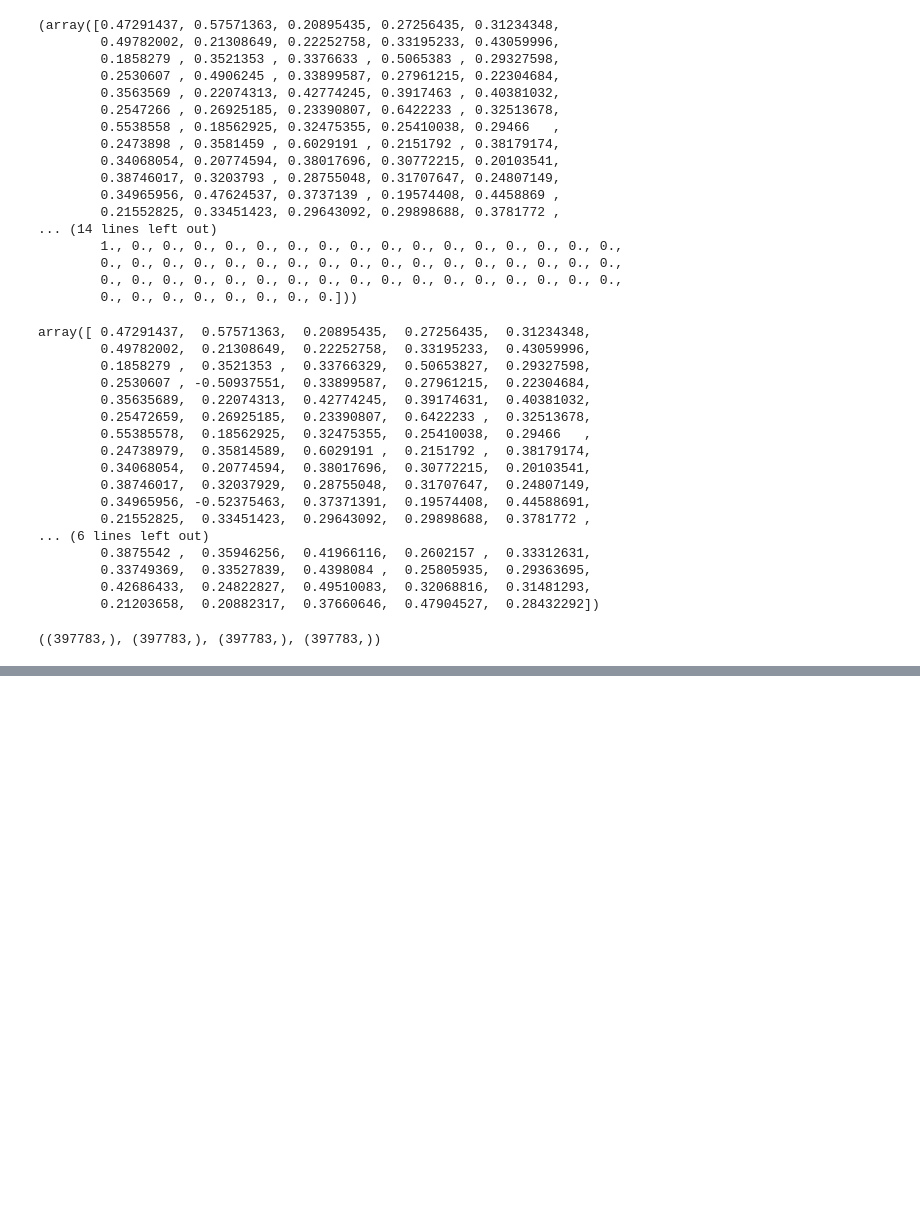
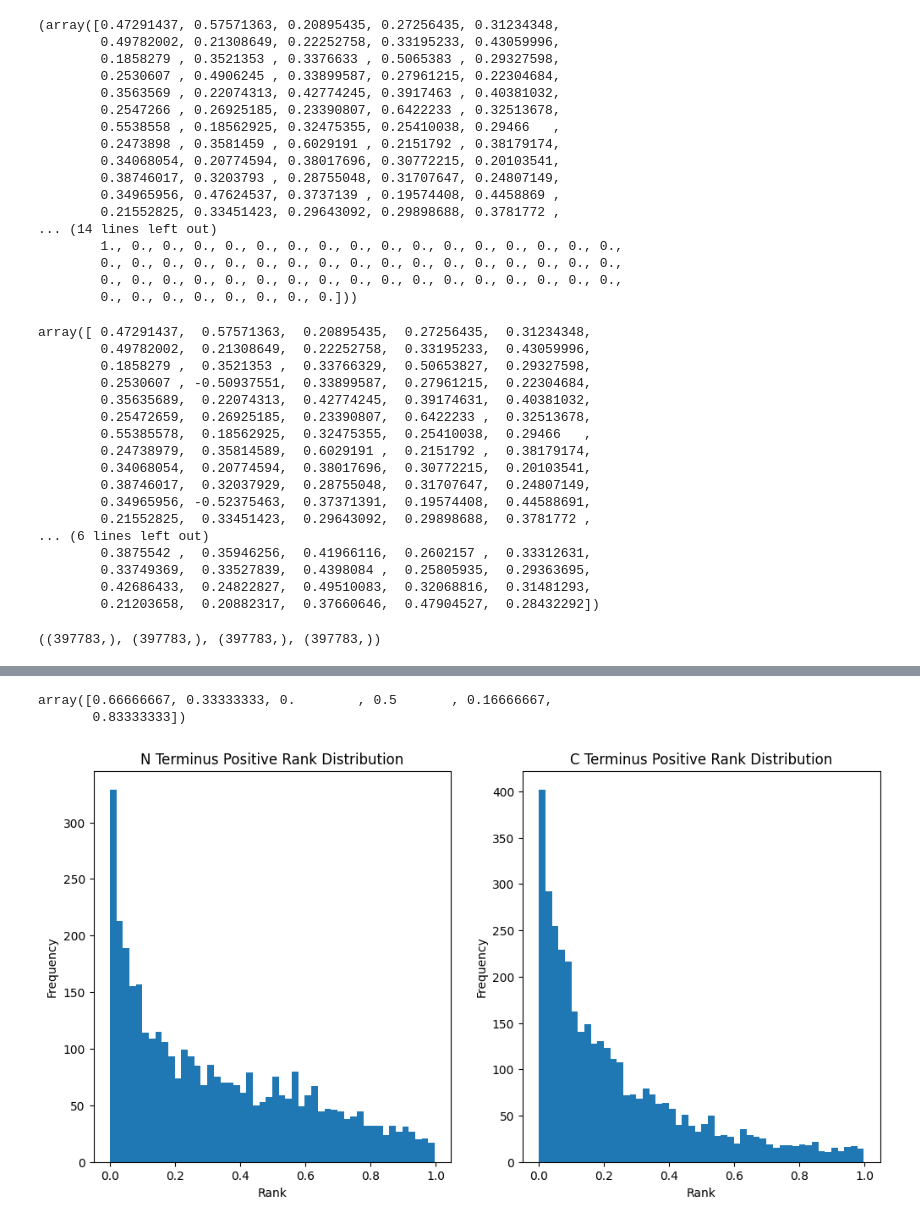
Before and after one commit to matib99/cleavage_benchmark, a Jupyter notebook: code/full_sequences_benchmark/calculate_metrics.ipynb, the cells around one changed output, grey strips where cells are left out. Cells and saved outputs as stored; diff of their text form; code cells hidden in the pictures; blank space fills up the shorter version.

```diff
--- a/code/full_sequences_benchmark/calculate_metrics.ipynb
+++ b/code/full_sequences_benchmark/calculate_metrics.ipynb
@@ -178,0 +180,38 @@ N Terminus F1: 0.0465528146742568
+# %%
+arr = np.array([1, 3, 5, 2, 4, 0])
+np.argsort(-arr).argsort()/(len(arr))
+# %% [output]
+array([0.66666667, 0.33333333, 0.        , 0.5       , 0.16666667,
+       0.83333333])
+# %%
+# N terminus positives rank
+n_pos_quantiles = []
+
+for n_pred, n_target in zip(n_preds, n_targets):
+    positive_indices = np.where(n_target == 1)[0]
+    normalized_ranks = np.argsort(-n_pred).argsort() / len(n_pred)
+    n_pos_quantiles.extend(normalized_ranks[positive_indices])
+
+c_pos_quantiles = []
+
+for c_pred, c_target in zip(c_preds, c_targets):
+    positive_indices = np.where(c_target == 1)[0]
+    normalized_ranks = np.argsort(-c_pred).argsort() / len(c_pred)
+    c_pos_quantiles.extend(normalized_ranks[positive_indices])
+
+
+# plot histograms
+fig, ax = plt.subplots(1, 2, figsize=(12, 6))
+ax[0].hist(n_pos_quantiles, bins=50)
+ax[0].set_title('N Terminus Positive Rank Distribution')
+ax[0].set_xlabel('Rank')
+ax[0].set_ylabel('Frequency')
+
+ax[1].hist(c_pos_quantiles, bins=50)
+ax[1].set_title('C Terminus Positive Rank Distribution')
+ax[1].set_xlabel('Rank')
+ax[1].set_ylabel('Frequency')
+
+plt.show()
+# %% [output]
+[figure, added]
```
Also changed, not shown: parts of 11 cells of this notebook.
